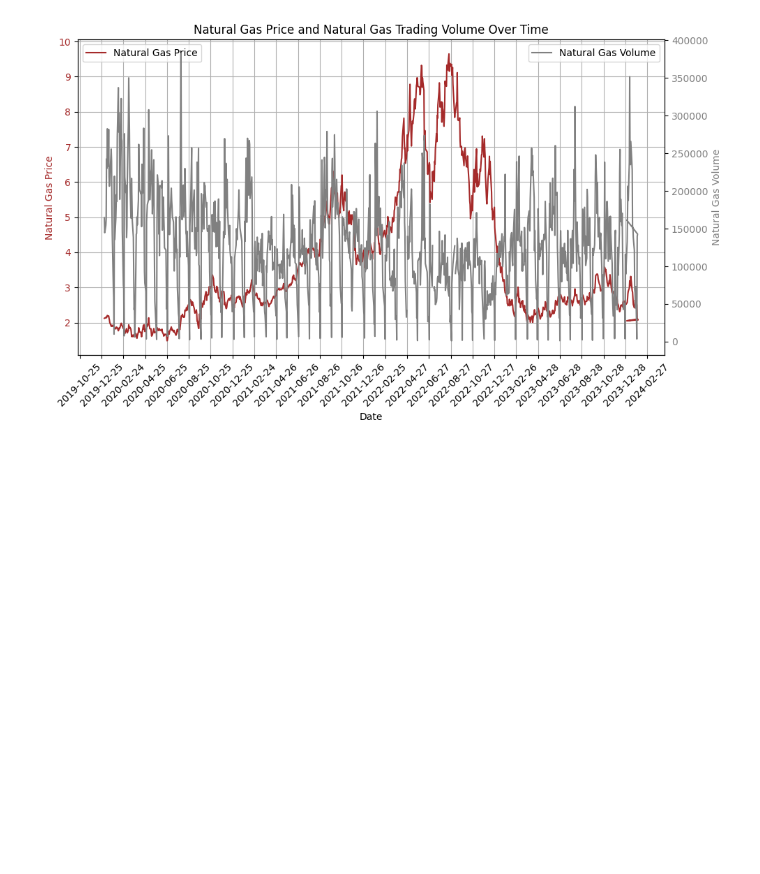
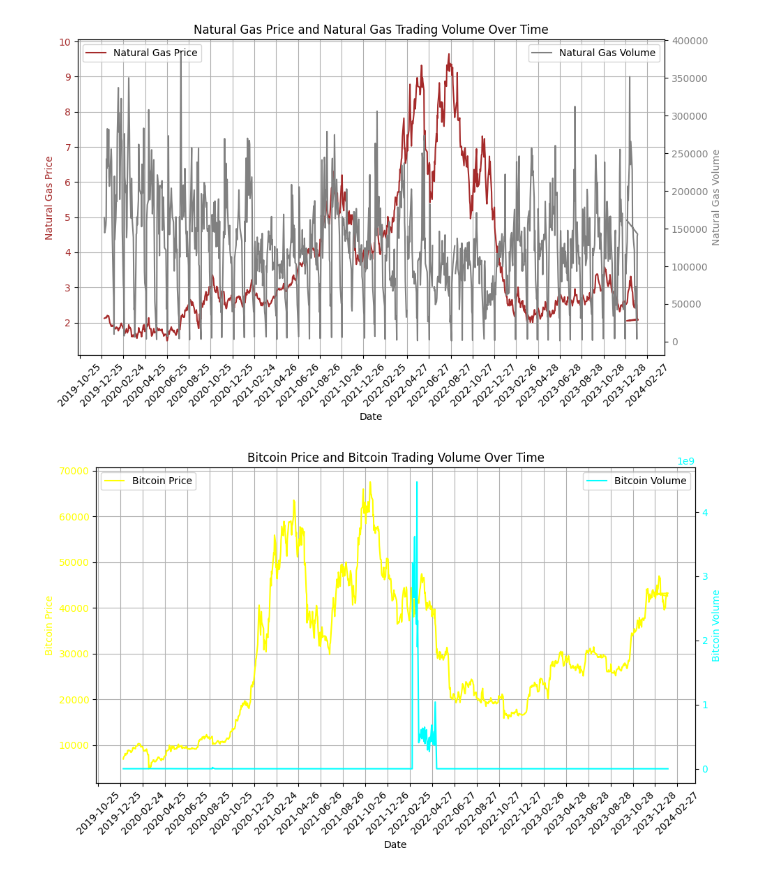
Before and after one commit to alexrpugh/US-Market-Research, a Jupyter notebook: US-Economy-Code.ipynb, the cells around one changed output. Cells and saved outputs as stored; diff of their text form; code cells hidden in the pictures; blank space fills up the shorter version.

```diff
--- a/US-Economy-Code.ipynb
+++ b/US-Economy-Code.ipynb
@@ -495,3 +536,30 @@ plt.tight_layout()
 plt.show()
 # %% [output]
 [figure]
+# %%
+plt.figure(figsize=(10, 6))
+
+ax1 = plt.gca()
+ax1.plot(df.index, df['Bitcoin_Price'], label='Bitcoin Price', color='yellow')
+ax1.set_title('Bitcoin Price and Bitcoin Trading Volume Over Time')
+ax1.set_xlabel('Date')
+ax1.set_ylabel('Bitcoin Price', color='yellow')
+ax1.tick_params(axis='y', labelcolor='yellow')
+
+ax1.xaxis.set_major_locator(mdates.DayLocator(interval=61))
+ax1.xaxis.set_major_formatter(mdates.DateFormatter('%Y-%m-%d'))
+plt.xticks(rotation=45)
+
+ax2 = ax1.twinx()
+ax2.plot(df.index, df['Bitcoin_Vol.'], label='Bitcoin Volume', color='cyan')
+ax2.set_ylabel('Bitcoin Volume', color='cyan')
+ax2.tick_params(axis='y', labelcolor='cyan')
+
+ax1.legend(loc='upper left')
+ax2.legend(loc='upper right')
+ax1.grid(True)
+
+plt.tight_layout()
+plt.show()
+# %% [output]
+[figure, added]
```
Also changed, not shown: parts of 11 cells of this notebook.
